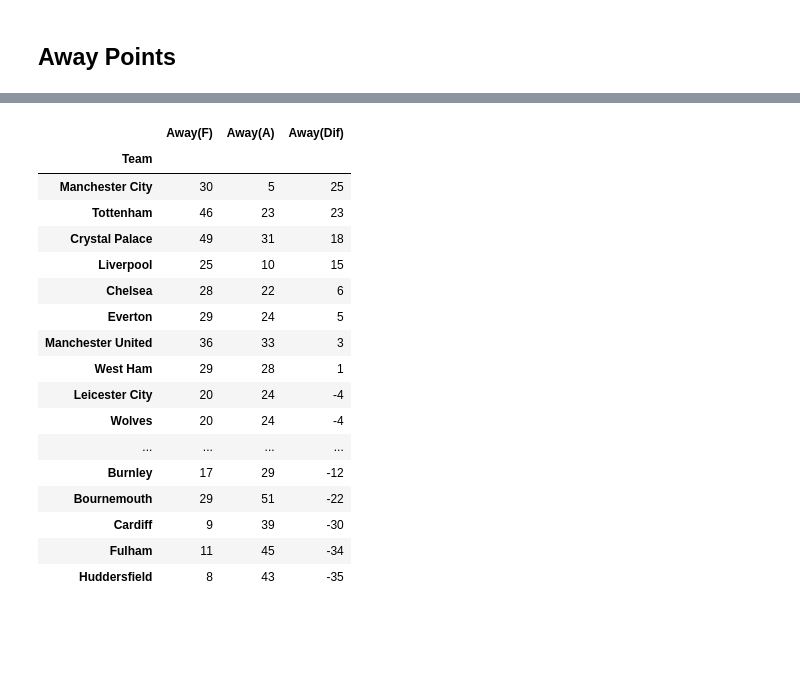
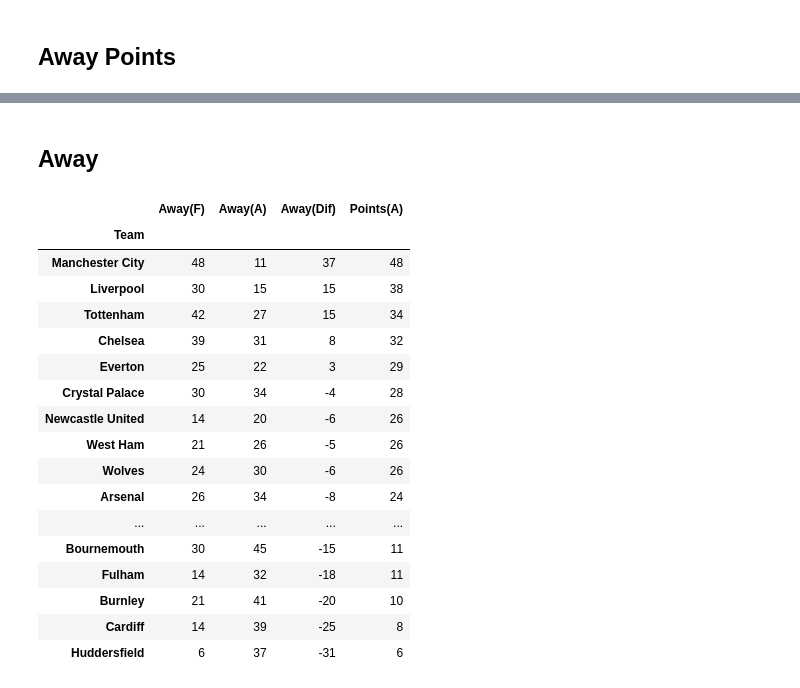
Before and after one commit to ANihill/fundamentalsProject, a Jupyter notebook: Project.ipynb, the cells around one changed output, grey strips where cells are left out. Drawn from its saved outputs; the diff is of its cells as text; code cells hidden in the pictures; blank space fills up the shorter version.

Commit message:
Changed method for generating points data

```diff
--- a/Project.ipynb
+++ b/Project.ipynb
@@ -15,6 +15,14 @@ sns.set_palette("Set2");
 
 #set figure size
 plt.rcParams['figure.figsize'] = [15, 4]
+# %%
+# import truncted norm form scipy
+from scipy.stats import truncnorm
+
+# truncated norm function https://stackoverflow.com/a/44308018
+def get_truncated_normal(mean=0, sd=1, low=0, upp=10):
+    return truncnorm(
+        (low - mean) / sd, (upp - mean) / sd, loc=mean, scale=sd)
 # %% [markdown]
 # Real World Data
 # %%
@@ -729,0 +661,3 @@ array([ 4, 18, 19, 21, 22, 24, 24, 24, 30, 33, 33, 36, 37, 38, 41, 43, 44,
+# %%
+# sorted dataframe by home points difference
+pl_new = pl_new.sort_values(by = "Home(Dif)");
@@ -730,2 +699,5 @@ array([ 4, 18, 19, 21, 22, 24, 24, 24, 30, 33, 33, 36, 37, 38, 41, 43, 44,
 # %% [markdown]
 ## Away Points
+# %%
+# sorted dataframe by away points difference
+pl_new = pl_new.sort_values(by = "Away(Dif)");
@@ -731,0 +740,16 @@ array([ 4, 18, 19, 21, 22, 24, 24, 24, 30, 33, 33, 36, 37, 38, 41, 43, 44,
+# %%
+# added new column of total goals scored
+pl_new["Total(F)"] = pl_new["Home(F)"] + pl_new["Away(F)"]
+# added new column of total goals conceded
+pl_new["Total(A)"] = pl_new["Home(A)"] + pl_new["Away(A)"]
+# added new column of difference between goals scored and conceded
+pl_new["Total(Dif)"]= pl_new["Total(F)"] - pl_new["Total(A)"]
+# added new column with total points
+pl_new["Total(P)"] = pl_new["Points(H)"] + pl_new["Points(A)"]
+
+# dataframe of total values
+total_new = pl_new[["Total(F)", "Total(A)", "Total(Dif)", "Total(P)"]]
+
+# sort by highest points
+total_new = total_new.sort_values(by = "Total(P)", ascending=False);
+total_new
@@ -732,26 +814,27 @@ array([ 4, 18, 19, 21, 22, 24, 24, 24, 30, 33, 33, 36, 37, 38, 41, 43, 44,
+# %% [markdown]
+## Away
 # %%
-# created new home table
-away_new = pl_new[["Away(F)", "Away(A)", "Away(Dif)"]]
-
-# sorted data by points difference
-away_new = away_new.sort_values(by = "Away(Dif)", ascending=False);
+# created league table based on away form
+away_new = pl_new[["Away(F)", "Away(A)", "Away(Dif)", "Points(A)"]]
+# sorted league table by points
+away_new = away_new.sort_values(by="Points(A)", ascending=False);
 away_new
 # %% [output]
-|  | Away(F) | Away(A) | Away(Dif) |
-| Team |  |  |  |
-| Manchester City | 30 | 5 | 25 |
-| Tottenham | 46 | 23 | 23 |
-| Crystal Palace | 49 | 31 | 18 |
-| Liverpool | 25 | 10 | 15 |
-| Chelsea | 28 | 22 | 6 |
-| Everton | 29 | 24 | 5 |
-| Manchester United | 36 | 33 | 3 |
-| West Ham | 29 | 28 | 1 |
-| Leicester City | 20 | 24 | -4 |
-| Wolves | 20 | 24 | -4 |
-| ... | ... | ... | ... |
-| Burnley | 17 | 29 | -12 |
-| Bournemouth | 29 | 51 | -22 |
-| Cardiff | 9 | 39 | -30 |
-| Fulham | 11 | 45 | -34 |
-| Huddersfield | 8 | 43 | -35 |
+|  | Away(F) | Away(A) | Away(Dif) | Points(A) |
+| Team |  |  |  |  |
+| Manchester City | 48 | 11 | 37 | 48 |
+| Liverpool | 30 | 15 | 15 | 38 |
+| Tottenham | 42 | 27 | 15 | 34 |
+| Chelsea | 39 | 31 | 8 | 32 |
+| Everton | 25 | 22 | 3 | 29 |
+| Crystal Palace | 30 | 34 | -4 | 28 |
+| Newcastle United | 14 | 20 | -6 | 26 |
+| West Ham | 21 | 26 | -5 | 26 |
+| Wolves | 24 | 30 | -6 | 26 |
+| Arsenal | 26 | 34 | -8 | 24 |
+| ... | ... | ... | ... | ... |
+| Bournemouth | 30 | 45 | -15 | 11 |
+| Fulham | 14 | 32 | -18 | 11 |
+| Burnley | 21 | 41 | -20 | 10 |
+| Cardiff | 14 | 39 | -25 | 8 |
+| Huddersfield | 6 | 37 | -31 | 6 |
```
Also changed, not shown: parts of 20 cells of this notebook.
